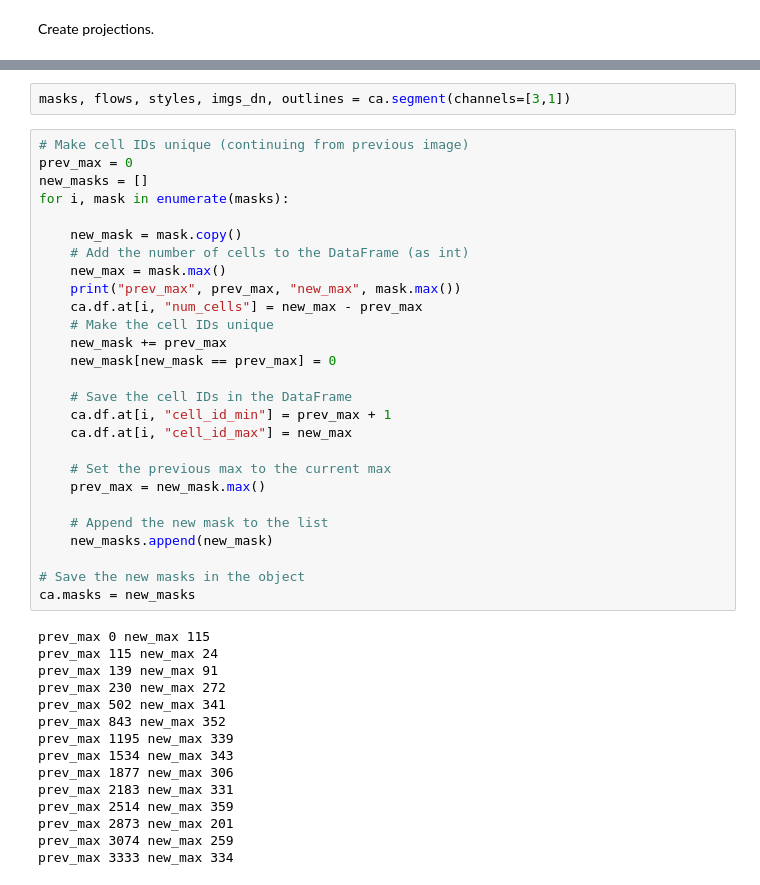
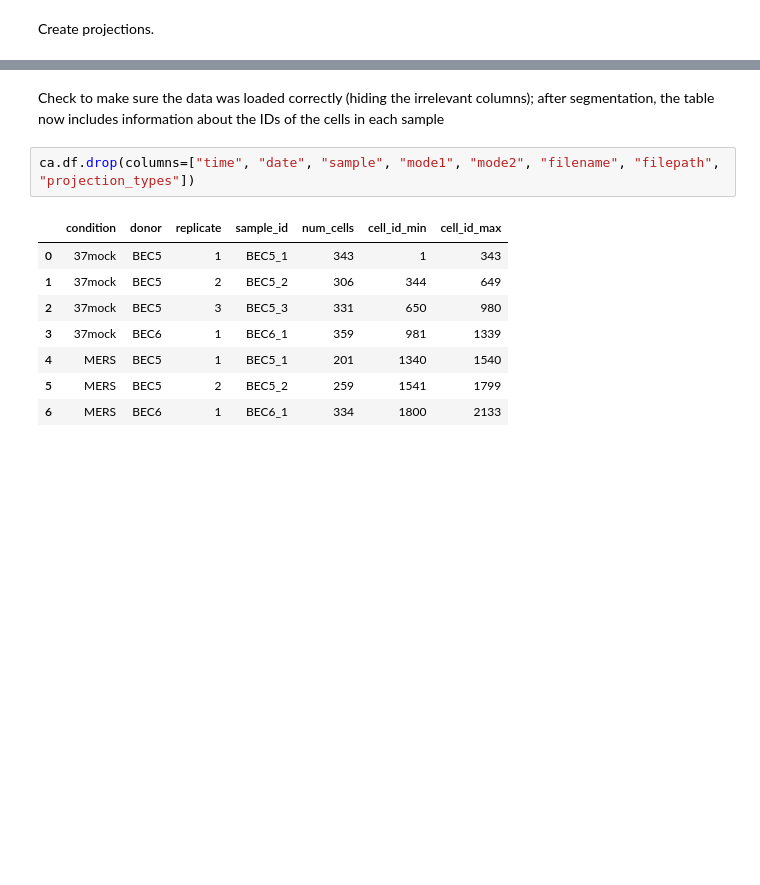
Before and after one commit to quasar1357/ivi-imaging, a Jupyter notebook: vetsuisse25_imaging_tests03.ipynb, the cells around one changed output, grey strips where cells are left out. Drawn from its saved outputs; the diff is of its cells as text; blank space fills up the shorter version.

```diff
--- a/vetsuisse25_imaging_tests03.ipynb
+++ b/vetsuisse25_imaging_tests03.ipynb
@@ -84,44 +76,13 @@ ca2.df.iloc[:1]
-# %%
-masks, flows, styles, imgs_dn, outlines = ca.segment(channels=[3,1])
-# %%
-# Make cell IDs unique (continuing from previous image)
-prev_max = 0
-new_masks = []
-for i, mask in enumerate(masks):
-
-    new_mask = mask.copy()
-    # Add the number of cells to the DataFrame (as int)
-    new_max = mask.max()
-    print("prev_max", prev_max, "new_max", mask.max())
-    ca.df.at[i, "num_cells"] = new_max - prev_max
-    # Make the cell IDs unique
-    new_mask += prev_max
-    new_mask[new_mask == prev_max] = 0
-
-    # Save the cell IDs in the DataFrame
-    ca.df.at[i, "cell_id_min"] = prev_max + 1
-    ca.df.at[i, "cell_id_max"] = new_max
-
-    # Set the previous max to the current max
-    prev_max = new_mask.max()
-
-    # Append the new mask to the list
-    new_masks.append(new_mask)
-
-# Save the new masks in the object
-ca.masks = new_masks
-# %% [output]
-prev_max 0 new_max 115
-prev_max 115 new_max 24
-prev_max 139 new_max 91
-prev_max 230 new_max 272
-prev_max 502 new_max 341
-prev_max 843 new_max 352
-prev_max 1195 new_max 339
-prev_max 1534 new_max 343
-prev_max 1877 new_max 306
-prev_max 2183 new_max 331
-prev_max 2514 new_max 359
-prev_max 2873 new_max 201
-prev_max 3074 new_max 259
-prev_max 3333 new_max 334
+# %% [markdown]
+Check to make sure the data was loaded correctly (hiding the irrelevant columns); after segmentation, the table now includes information about the IDs of the cells in each sample
+# %%
+ca.df.drop(columns=["time", "date", "sample", "mode1", "mode2", "filename", "filepath", "projection_types"])
+# %% [output]
+|  | condition | donor | replicate | sample_id | num_cells | cell_id_min | cell_id_max |
+| 0 | 37mock | BEC5 | 1 | BEC5_1 | 343 | 1 | 343 |
+| 1 | 37mock | BEC5 | 2 | BEC5_2 | 306 | 344 | 649 |
+| 2 | 37mock | BEC5 | 3 | BEC5_3 | 331 | 650 | 980 |
+| 3 | 37mock | BEC6 | 1 | BEC6_1 | 359 | 981 | 1339 |
+| 4 | MERS | BEC5 | 1 | BEC5_1 | 201 | 1340 | 1540 |
+| 5 | MERS | BEC5 | 2 | BEC5_2 | 259 | 1541 | 1799 |
+| 6 | MERS | BEC6 | 1 | BEC6_1 | 334 | 1800 | 2133 |
```
Also changed, not shown: parts of 45 cells of this notebook, 5 other files.
